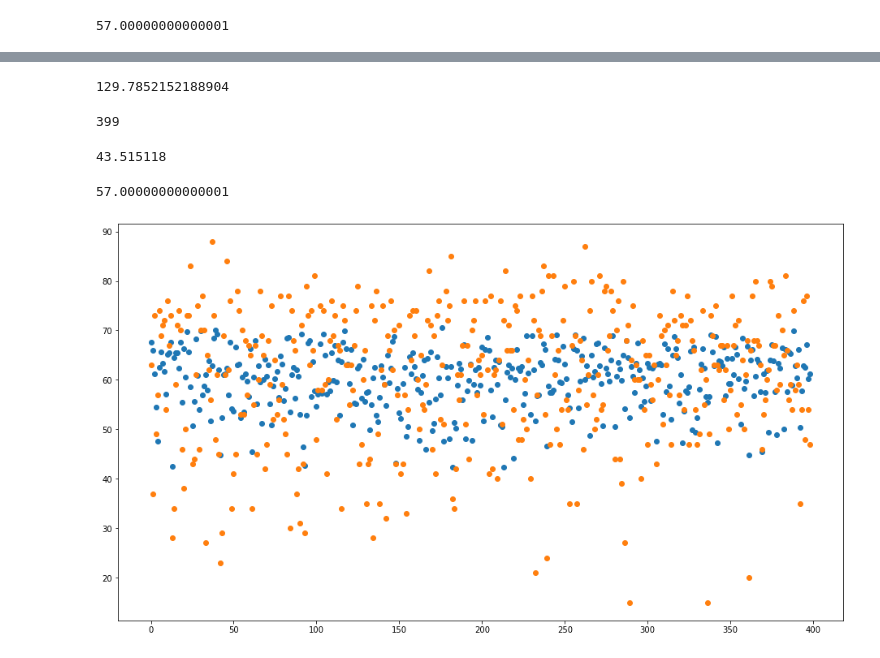
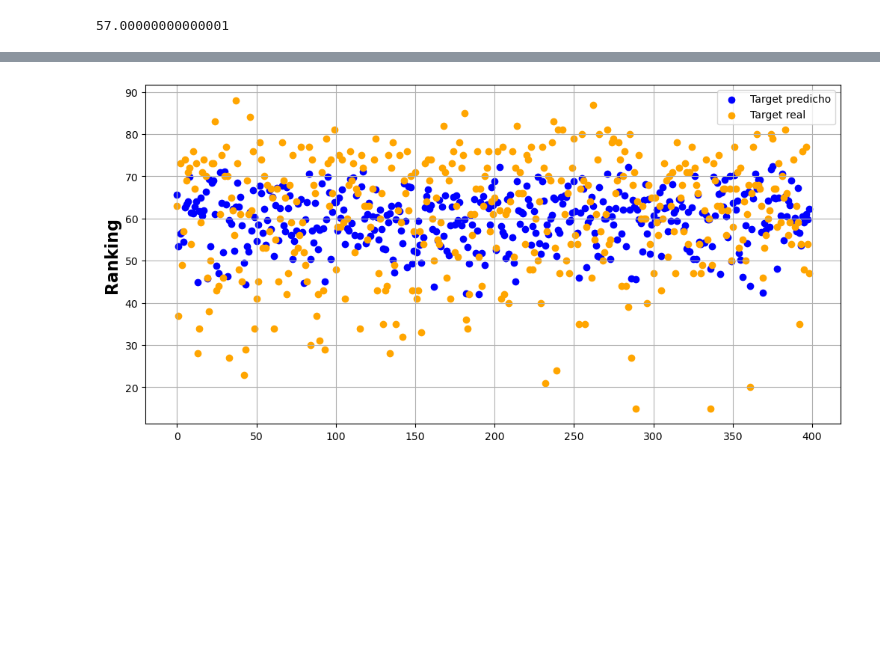
Before and after one commit to JuanOpizzi/IA-Spotify, a Jupyter notebook: Analisis_IA.ipynb, the cells around one changed output, grey strips where cells are left out. Drawn from its saved outputs; the diff is of its cells as text; code cells hidden in the pictures; blank space fills up the shorter version.

```diff
--- a/Analisis_IA.ipynb
+++ b/Analisis_IA.ipynb
@@ -321,31 +295,18 @@ y_lista = (y_test * (maximo - minimo) + minimo).to_list()
-# %%
-np.mean((y_pred - y_lista)**2)
-# %% [output]
-129.7852152188904
-# %%
-y_test.size
-# %% [output]
-399
-# %%
-y_pred[4]
-# %% [output]
-43.515118
-# %%
-y_lista[4]
-# %% [output]
-57.00000000000001
-# %%
-import matplotlib.pyplot as plt
-
-plt.figure(figsize=[16,9])
-t = np.arange(len(y_pred))
-plt.scatter(t, y_pred)
-plt.scatter(t, y_lista)
-
-
-plt.show()
-# %% [output]
-[figure, removed]
+# %%
+fig = plt.figure(figsize=(12, 6), dpi=100)
+t = np.arange(len(y_pred))
+plt.grid()
+plt.scatter(t, y_pred, label='Target predicho', c='blue')
+plt.scatter(t, y_lista, label='Target real', c='orange')
+# plt.xlabel("Ranking", weight="bold", fontsize=16)
+plt.ylabel("Ranking", weight="bold", fontsize=16)
+
+plt.legend()
+
+
+plt.savefig('comparacion_del_target.png', bbox_inches='tight')
+# %% [output]
+[figure, added]
 # %%
 plt.figure(figsize=[16,9])
 plt.scatter(t, (y_pred - y_lista)**2)
```
Also changed, not shown: parts of 25 cells of this notebook.
